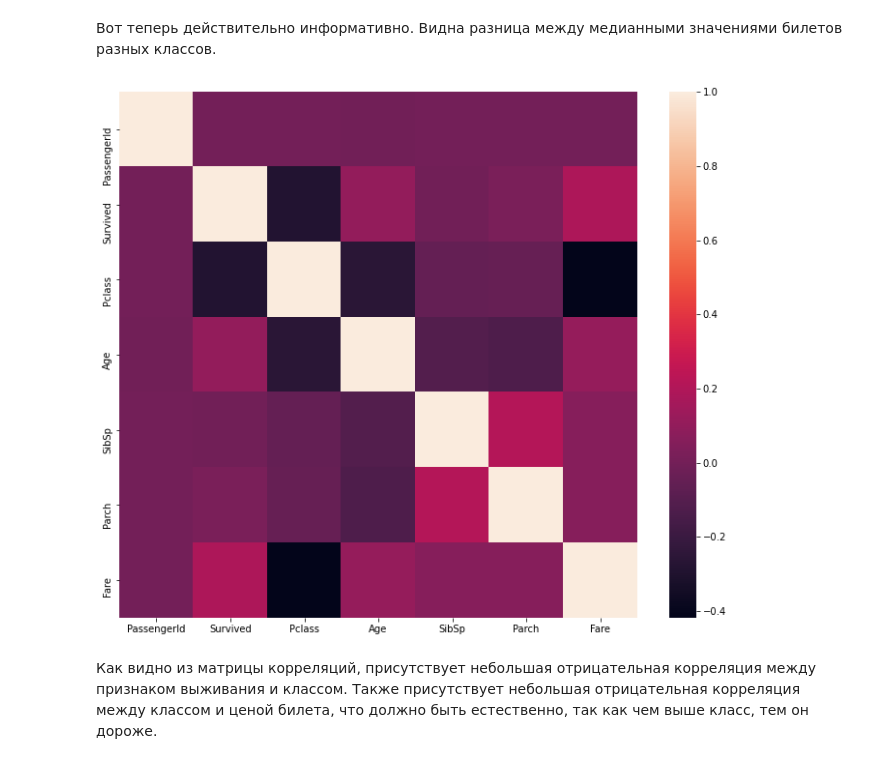
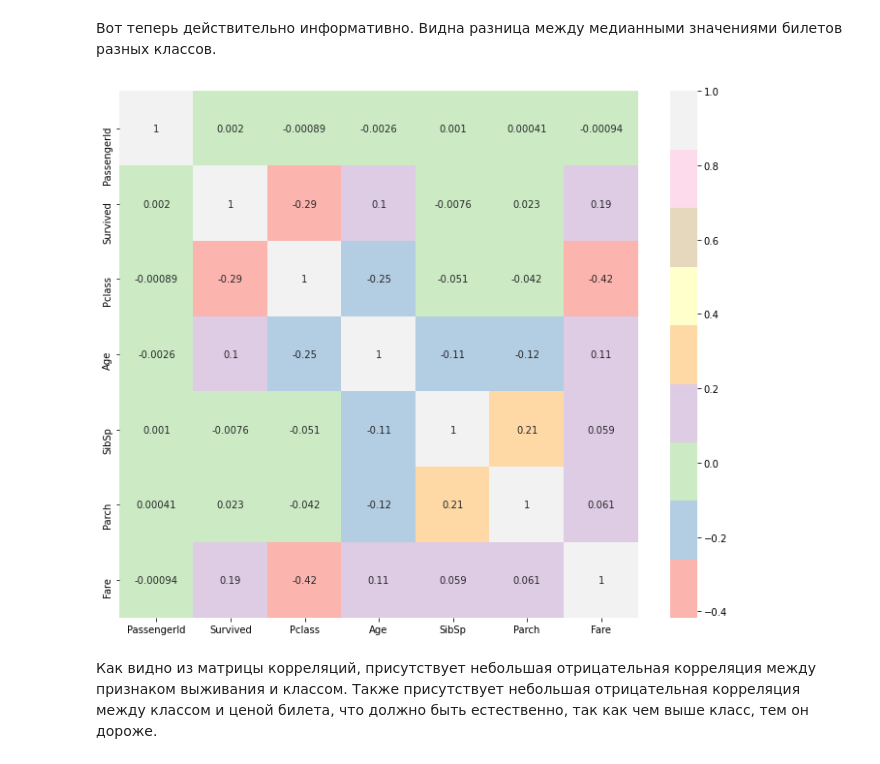
Before and after one commit to Alexandr-M-85/RS_School_ML_intro, a Jupyter notebook: eda.ipynb, the cells around one changed output. Cells and saved outputs as stored; diff of their text form; code cells hidden in the pictures.

```diff
--- a/eda.ipynb
+++ b/eda.ipynb
@@ -316,10 +316,10 @@ data['Fare'] = data['Fare'].fillna(data['Fare'].median())
 # %%
 # выведем матрицы корреляций между признаками
 plt.figure(figsize=(12,10))
-sns.heatmap(data.corr())
+sns.heatmap(data.corr(), annot = True, cmap= 'Pastel1')
 plt.show()
 # %% [output]
-[figure, old version]
+[figure, new version]
 # %% [markdown]
 Как видно из матрицы корреляций, присутствует небольшая отрицательная корреляция между признаком выживания и классом. Также присутствует небольшая отрицательная корреляция между классом и ценой билета, что должно быть естественно, так как чем выше класс, тем он дороже.
 # %% [markdown]
```
